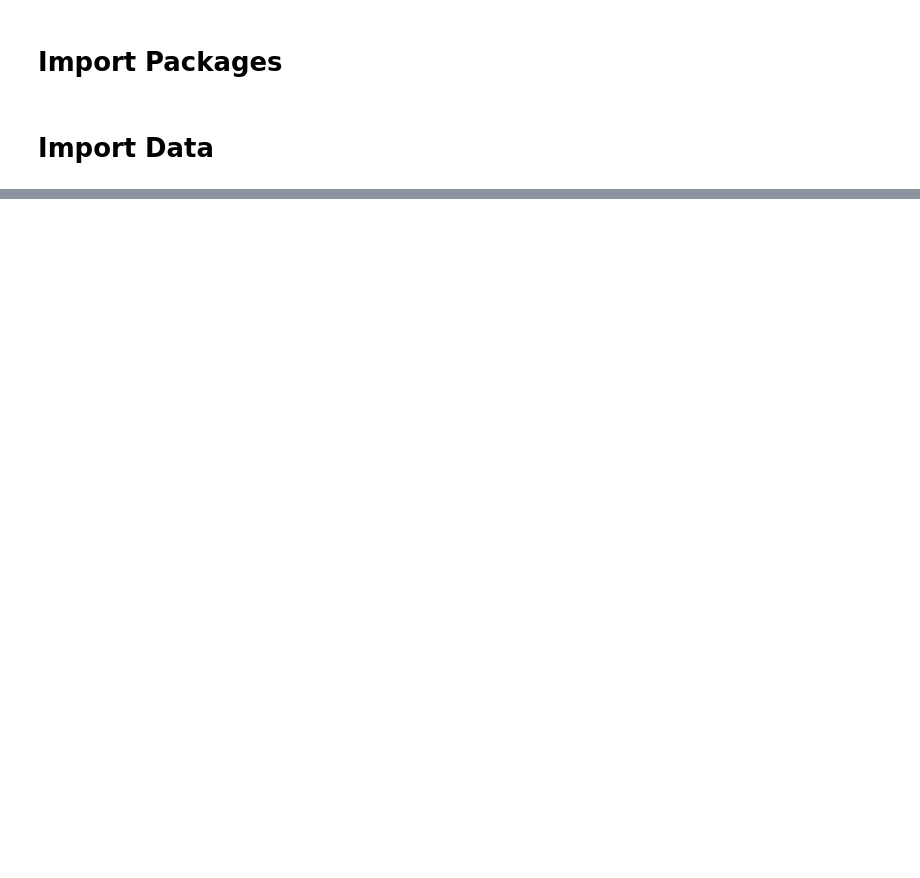
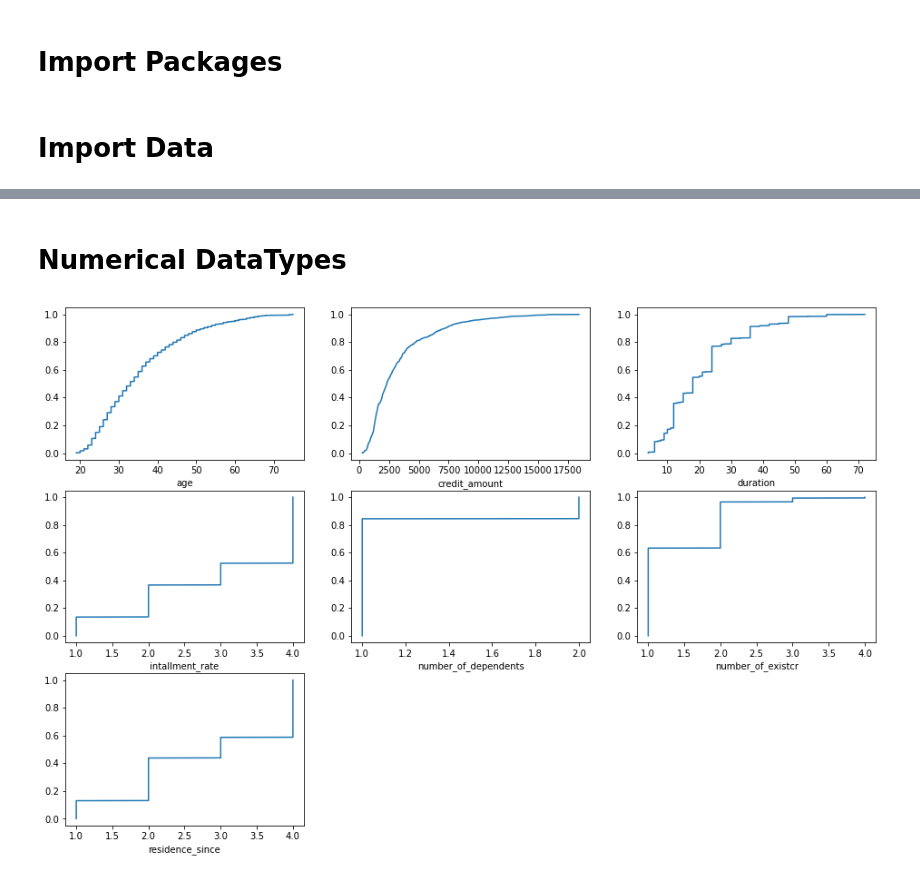
Before and after one commit to gunawanlg/edapy, a Jupyter notebook: main.ipynb, the cells around one changed output, grey strips where cells are left out. Saved outputs shown, nothing was run; the diff lists cells and outputs as text; code cells hidden in the pictures; blank space fills up the shorter version.

```diff
--- a/main.ipynb
+++ b/main.ipynb
@@ -23,0 +46,17 @@ limitations under the License.
+# %%
+data = pd.read_csv('german.data', delimiter=' ', header=None)
+data.columns = [
+    'account_bal','duration','payment_status','purpose',
+    'credit_amount','savings_bond_value','employed_since',
+    'intallment_rate','sex_marital','guarantor','residence_since',
+    'most_valuable_asset','age','concurrent_credits','type_of_housing',
+    'number_of_existcr','job','number_of_dependents','telephon',
+    'foreign','target'
+]
+data = data.replace(
+    ['A11','A12','A13','A14', 'A171','A172','A173','A174','A121','A122','A123','A124'],
+    ['neg_bal','positive_bal','positive_bal','no_acc','unskilled','unskilled','skilled','highly_skilled', 'none','car','life_insurance','real_estate']
+)
+col_target = 'target'
+cols_numeric = [c for c in data.sample(100).select_dtypes('number').columns if c != col_target]
+cols_categorical = [c for c in data.sample(100).select_dtypes(exclude='number').columns]
@@ -23,0 +69,6 @@ limitations under the License.
+# %% [markdown]
+# Numerical DataTypes
+# %%
+fig, axes = ep.ecdf_numerical(data, cols_numeric, hue=None)
+# %% [output]
+[figure, added]
```
Also changed, not shown: parts of 16 cells of this notebook, 11 other files.
